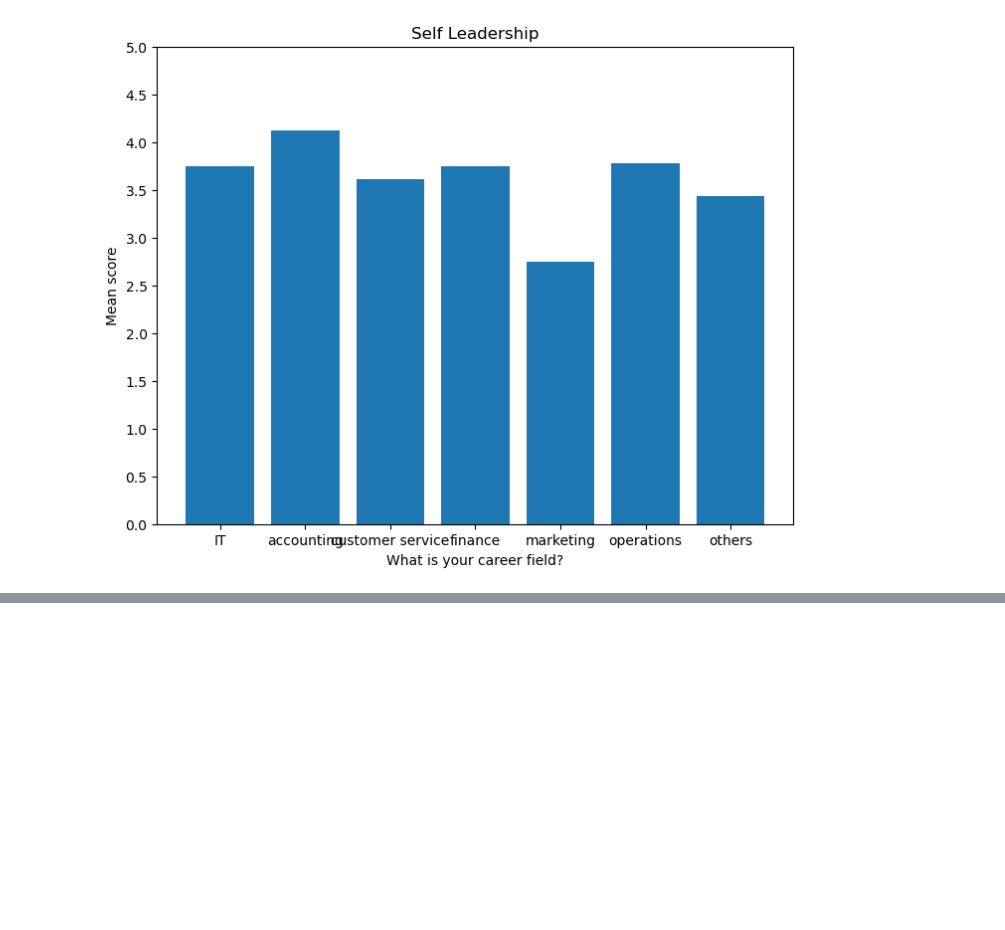
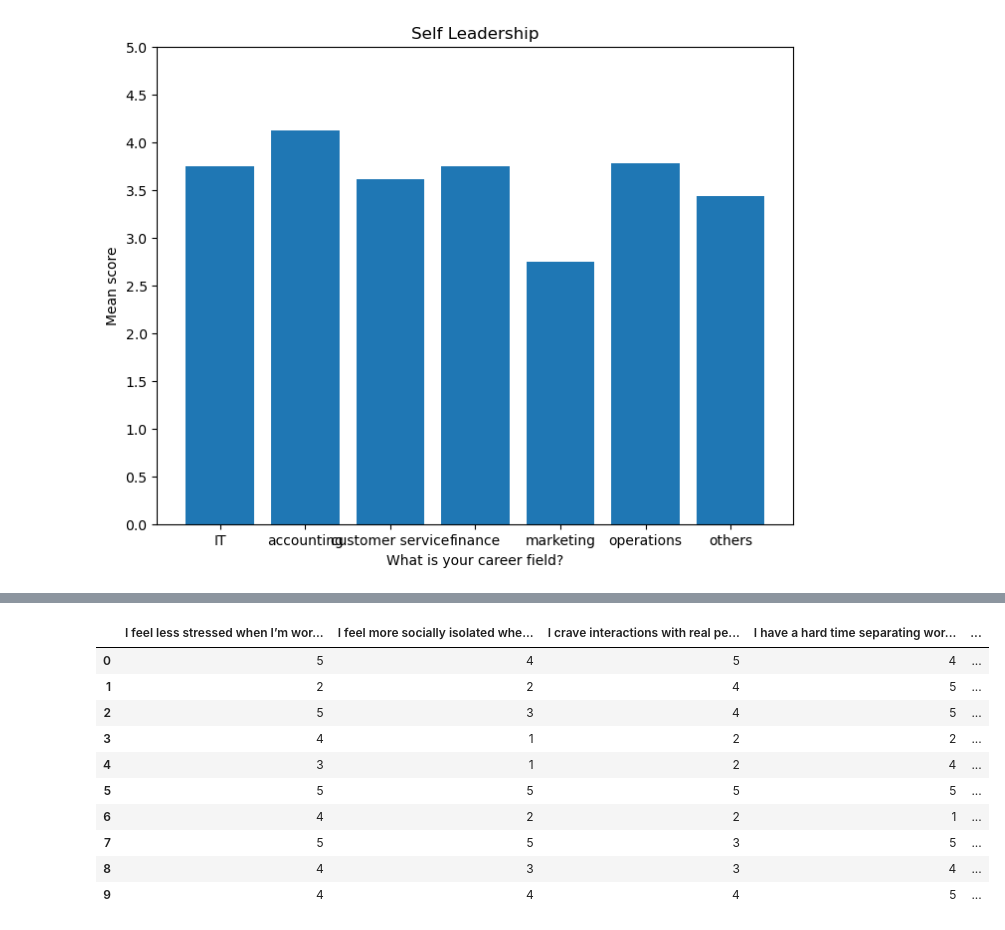
Before and after one commit to ragnarokatz/btm710_proposal_analysis, a Jupyter notebook: analysis.ipynb, the cells around one changed output, grey strips where cells are left out. Saved outputs shown, nothing was run; the diff lists cells and outputs as text; code cells hidden in the pictures; blank space fills up the shorter version.

```diff
--- a/analysis.ipynb
+++ b/analysis.ipynb
@@ -126,0 +151,15 @@ plot_bar_graph(group_dfs[6], "Self Leadership")
+# %%
+mental_df = replace_sentiment_with_numerics(mental_dict, mental_df)
+mental_df.head(10)
+# %% [output]
+|  | I feel less stressed when I’m wor... | I feel more socially isolated whe... | I crave interactions with real pe... | I have a hard time separating wor... | ... |
+| 0 | 5 | 4 | 5 | 4 | ... |
+| 1 | 2 | 2 | 4 | 5 | ... |
+| 2 | 5 | 3 | 4 | 5 | ... |
+| 3 | 4 | 1 | 2 | 2 | ... |
+| 4 | 3 | 1 | 2 | 4 | ... |
+| 5 | 5 | 5 | 5 | 5 | ... |
+| 6 | 4 | 2 | 2 | 1 | ... |
+| 7 | 5 | 5 | 3 | 5 | ... |
+| 8 | 4 | 3 | 3 | 4 | ... |
+| 9 | 4 | 4 | 4 | 5 | ... |
```
Also changed, not shown: parts of 5 cells of this notebook.
